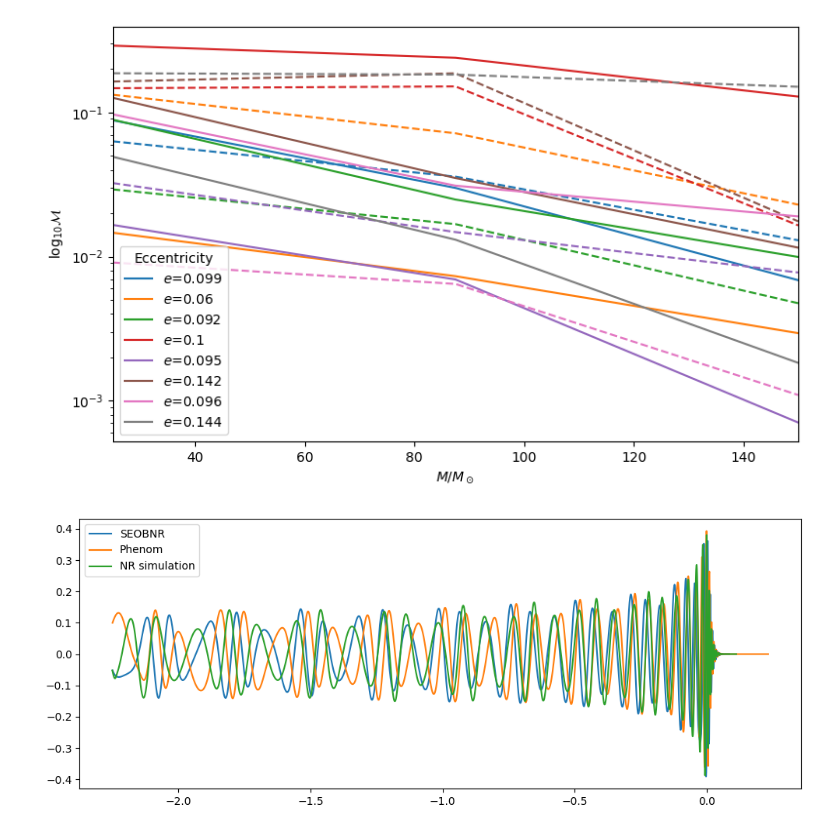
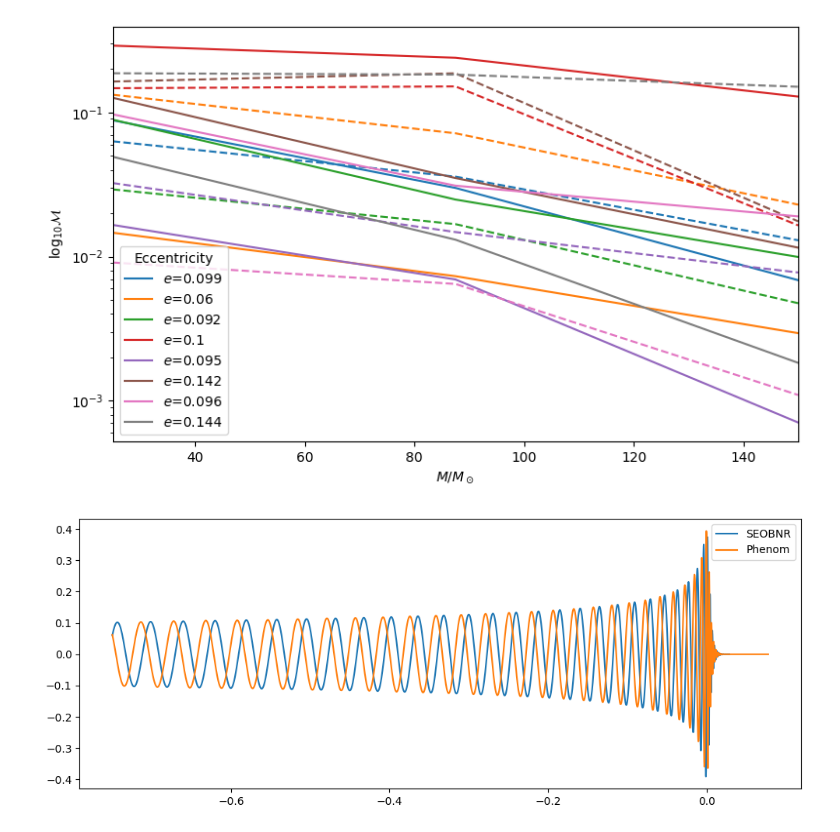
Before and after one commit to aminrouanserik/pyrex, a Jupyter notebook: example/replication.ipynb, the cells around one changed output. Drawn from its saved outputs; the diff is of its cells as text; code cells hidden in the pictures.

```diff
--- a/example/replication.ipynb
+++ b/example/replication.ipynb
@@ -187,14 +187,46 @@ plt.tight_layout()
 plt.show()
 # %% [output]
 [figure]
+# %%
+q = 1
+eccentricity = 0
+spin1x, spin1z, spin1y = 0, 0, 0
+spin2x, spin2z, spin2y = 0, 0, 0
+
+masses = [50]
+for total_mass in masses:
+    if q < 1:
+        q = 1/q
+    mass1 = q * total_mass / (q + 1)
+    mass2 = total_mass / (q + 1)
+    std_phenom = {'mass1':mass1,'mass2':mass2,'eccentricity':eccentricity,'approximant':'IMRPhenomD','spin1x':spin1x,'spin1y':spin1y,'spin1z':spin1z,'spin2x':spin2x,'spin2y':spin1y,'spin2z':spin1z,'inclination':inclination,'distance':distance,'coa_phase':coa_phase, 'x':x}
+    std_seob = {'mass1':mass1,'mass2':mass2,'eccentricity':eccentricity,'approximant':'SEOBNRv4','spin1x':spin1x,'spin1y':spin1y,'spin1z':spin1z,'spin2x':spin2x,'spin2y':spin1y,'spin2z':spin1z,'inclination':inclination,'distance':distance,'coa_phase':coa_phase, 'x':x}
+
+    phen_ecc = Cookware(**std_phenom)
+    seob_ecc = Cookware(**std_seob)
+
+    scale = NR_amp_scale(total_mass, distance)
+    y22 = find_Y22(inclination, coa_phase)
+
+    t0 = sim.h.t[np.argmax(sim.h[:, sim.h.index(2, 2)])]
+    t_ref = (sim.h.t - t0) * (total_mass * lal.MTSUN_SI)
+    t_start = t_ref[0]
+    t_end = -29 * (total_mass * lal.MTSUN_SI)
+
+    t_seob = seob_ecc.time
+    t_phen = phen_ecc.time
+
+    # mask_ref = t_ref <= t_end/
+    mask_seob = (t_seob >= t_start)# & (t_seob <= t_end)
+    mask_phen = (t_phen >= t_start)# & (t_phen <= t_end)
 # %%
 plt.figure(figsize=(10, 4))
 plt.plot(t_seob[mask_seob], seob_ecc.h22[mask_seob] / (scale * y22), label="SEOBNR")
 plt.plot(t_phen[mask_phen], phen_ecc.h22[mask_phen] / (scale * y22), label="Phenom")
-plt.plot(t_ref, sim.h[:, sim.h.index(2, 2)], label="NR simulation")
+# plt.plot(t_ref, sim.h[:, sim.h.index(2, 2)], label="NR simulation")
 
 plt.legend()
 plt.tight_layout()
 plt.show()
 # %% [output]
-[figure, old version]
+[figure, new version]
```
Also changed, not shown: 2 other files.
